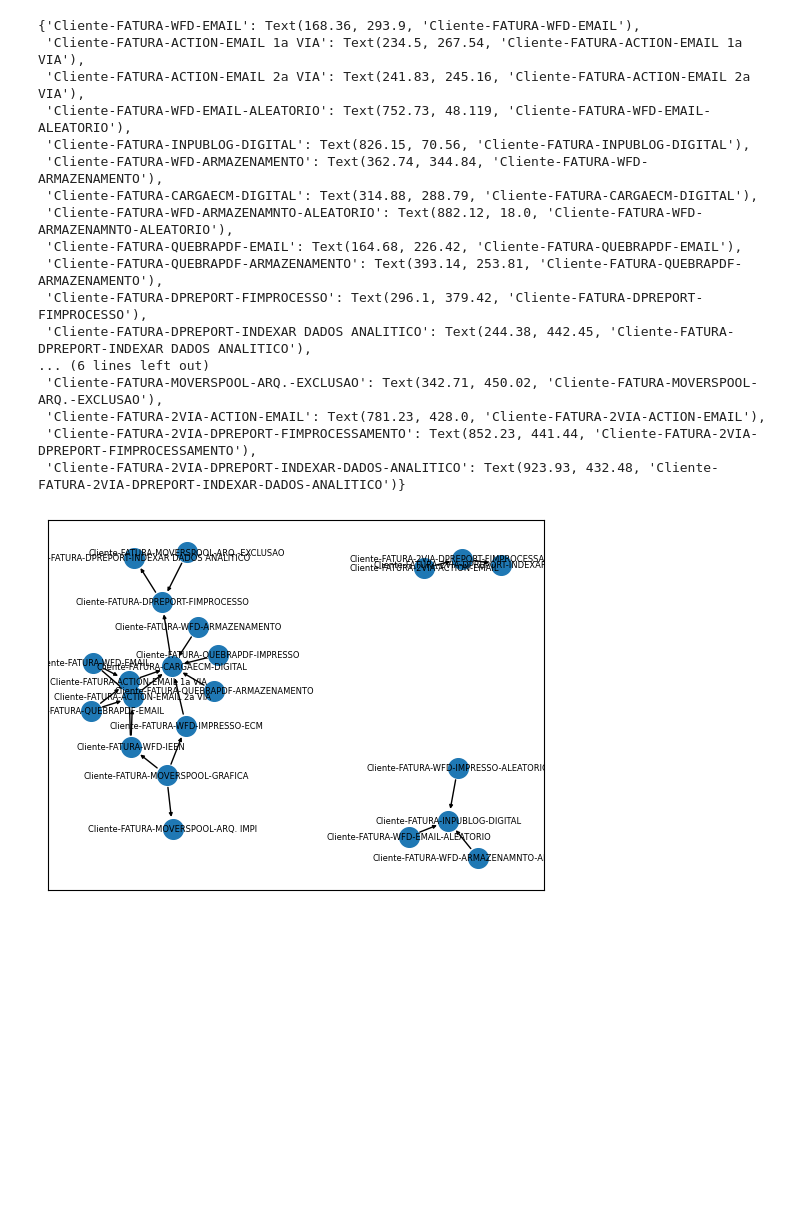
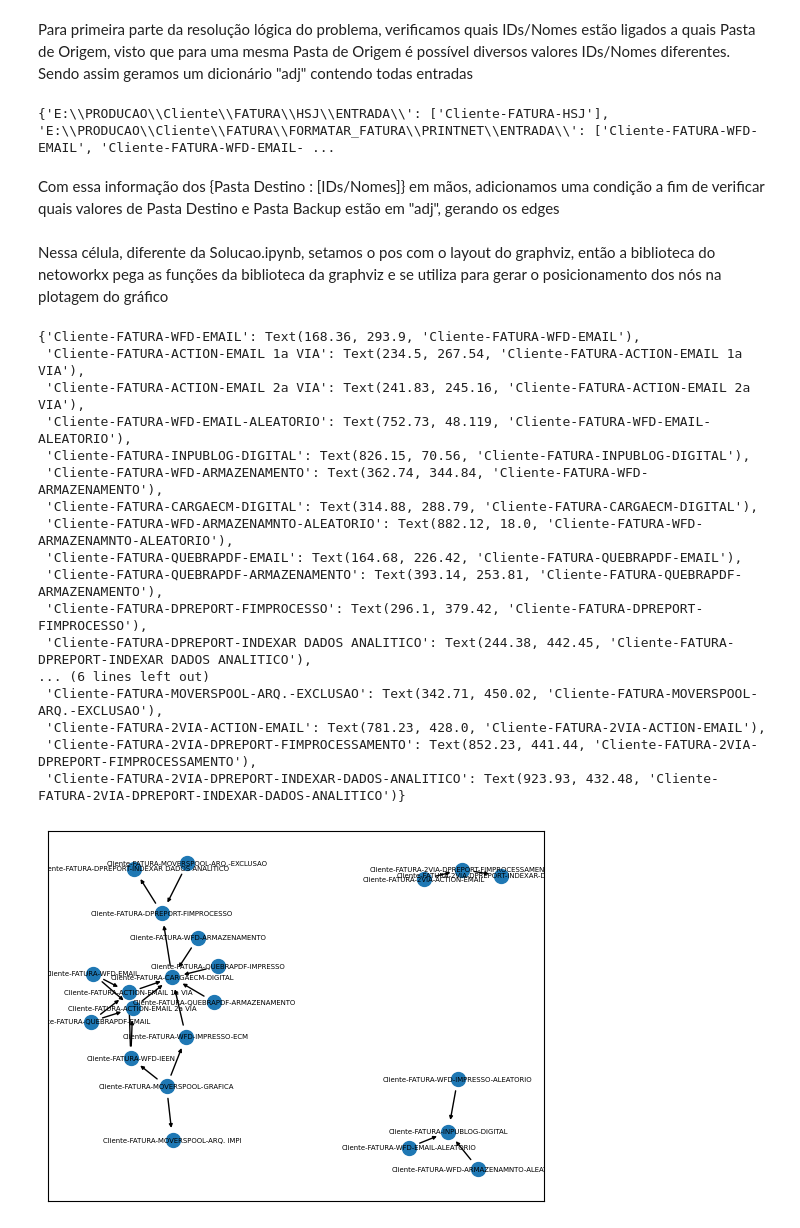
Before and after one commit to APaiva1999/desafioHiperstream_hackathon_2024, a Jupyter notebook: solucao2.ipynb, the cells around one changed output. Cells and saved outputs as stored; diff of their text form; code cells hidden in the pictures; blank space fills up the shorter version.

Commit message:
Pequenas mudanças, adicionando Markdown no solucao2

```diff
--- a/solucao2.ipynb
+++ b/solucao2.ipynb
@@ -10,3 +32,5 @@ df = pd.read_csv("Baseparateste.csv", sep=";")
+# %% [markdown]
+Para primeira parte da resolução lógica do problema, verificamos quais IDs/Nomes estão ligados a quais Pasta de Origem, visto que para uma mesma Pasta de Origem é possível diversos valores IDs/Nomes diferentes. Sendo assim geramos um dicionário "adj" contendo todas entradas
 # %%
 adj={}
 for i in range (len(df)):
@@ -16,4 +40,9 @@ for i in range (len(df)):
         adj[pastaorigem] = [nome]
     else:
         adj[pastaorigem].append(nome)
+print (adj)
+# %% [output]
+{'E:\\PRODUCAO\\Cliente\\FATURA\\HSJ\\ENTRADA\\': ['Cliente-FATURA-HSJ'], 'E:\\PRODUCAO\\Cliente\\FATURA\\FORMATAR_FATURA\\PRINTNET\\ENTRADA\\': ['Cliente-FATURA-WFD-EMAIL', 'Cliente-FATURA-WFD-EMAIL- ...
+# %% [markdown]
+Com essa informação dos {Pasta Destino : [IDs/Nomes]} em mãos, adicionamos uma condição a fim de verificar quais valores de Pasta Destino e Pasta Backup estão em "adj", gerando os edges
 # %%
@@ -28,27 +59,29 @@ for i in range (len(df)):
         destinos.extend(adj[pastabackup])
     for destino in destinos:
         G.add_edge(nome , destino)
+# %% [markdown]
+Nessa célula, diferente da Solucao.ipynb, setamos o pos com o layout do graphviz, então a biblioteca do netoworkx pega as funções da biblioteca da graphviz e se utiliza para gerar o posicionamento dos nós na plotagem do gráfico
 # %%
 pos = nx.nx_agraph.graphviz_layout(G)
-nx.draw_networkx_nodes(G, pos, node_size=200)
+nx.draw_networkx_nodes(G, pos, node_size=100)
 nx.draw_networkx_edges(G,pos, arrows=True, arrowsize=5 )
-nx.draw_networkx_labels(G,pos, font_size=6)
+nx.draw_networkx_labels(G,pos, font_size=5)
 # %% [output]
 {'Cliente-FATURA-WFD-EMAIL': Text(168.36, 293.9, 'Cliente-FATURA-WFD-EMAIL'),
  'Cliente-FATURA-ACTION-EMAIL 1a VIA': Text(234.5, 267.54, 'Cliente-FATURA-ACTION-EMAIL 1a VIA'),
  'Cliente-FATURA-ACTION-EMAIL 2a VIA': Text(241.83, 245.16, 'Cliente-FATURA-ACTION-EMAIL 2a VIA'),
  'Cliente-FATURA-WFD-EMAIL-ALEATORIO': Text(752.73, 48.119, 'Cliente-FATURA-WFD-EMAIL-ALEATORIO'),
  'Cliente-FATURA-INPUBLOG-DIGITAL': Text(826.15, 70.56, 'Cliente-FATURA-INPUBLOG-DIGITAL'),
  'Cliente-FATURA-WFD-ARMAZENAMENTO': Text(362.74, 344.84, 'Cliente-FATURA-WFD-ARMAZENAMENTO'),
  'Cliente-FATURA-CARGAECM-DIGITAL': Text(314.88, 288.79, 'Cliente-FATURA-CARGAECM-DIGITAL'),
  'Cliente-FATURA-WFD-ARMAZENAMNTO-ALEATORIO': Text(882.12, 18.0, 'Cliente-FATURA-WFD-ARMAZENAMNTO-ALEATORIO'),
  'Cliente-FATURA-QUEBRAPDF-EMAIL': Text(164.68, 226.42, 'Cliente-FATURA-QUEBRAPDF-EMAIL'),
  'Cliente-FATURA-QUEBRAPDF-ARMAZENAMENTO': Text(393.14, 253.81, 'Cliente-FATURA-QUEBRAPDF-ARMAZENAMENTO'),
  'Cliente-FATURA-DPREPORT-FIMPROCESSO': Text(296.1, 379.42, 'Cliente-FATURA-DPREPORT-FIMPROCESSO'),
  'Cliente-FATURA-DPREPORT-INDEXAR DADOS ANALITICO': Text(244.38, 442.45, 'Cliente-FATURA-DPREPORT-INDEXAR DADOS ANALITICO'),
 ... (6 lines left out)
  'Cliente-FATURA-MOVERSPOOL-ARQ.-EXCLUSAO': Text(342.71, 450.02, 'Cliente-FATURA-MOVERSPOOL-ARQ.-EXCLUSAO'),
  'Cliente-FATURA-2VIA-ACTION-EMAIL': Text(781.23, 428.0, 'Cliente-FATURA-2VIA-ACTION-EMAIL'),
  'Cliente-FATURA-2VIA-DPREPORT-FIMPROCESSAMENTO': Text(852.23, 441.44, 'Cliente-FATURA-2VIA-DPREPORT-FIMPROCESSAMENTO'),
  'Cliente-FATURA-2VIA-DPREPORT-INDEXAR-DADOS-ANALITICO': Text(923.93, 432.48, 'Cliente-FATURA-2VIA-DPREPORT-INDEXAR-DADOS-ANALITICO')}
-[figure, old version]
+[figure, new version]
```
Also changed, not shown: parts of 6 cells of this notebook, 1 other file.
